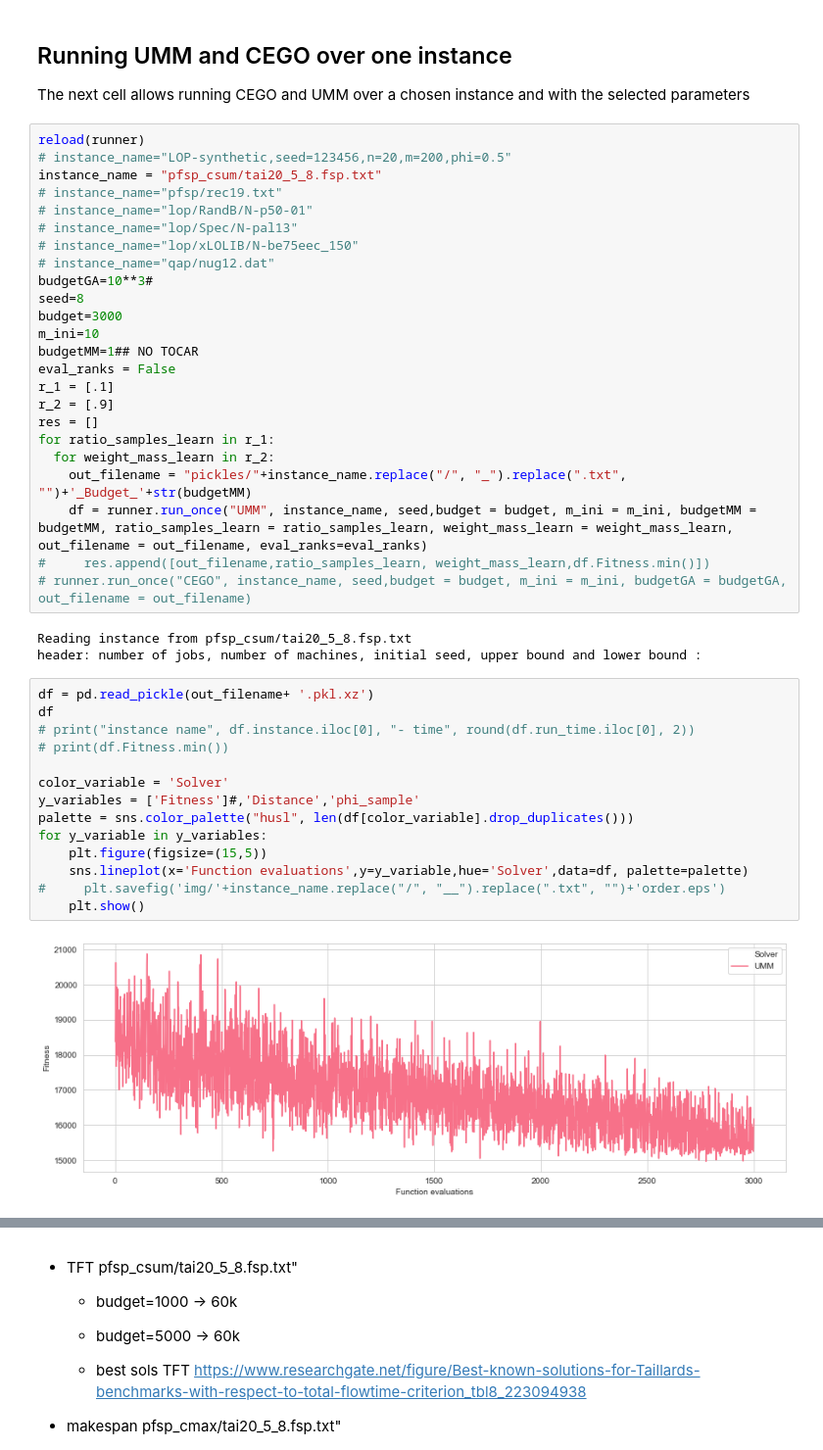
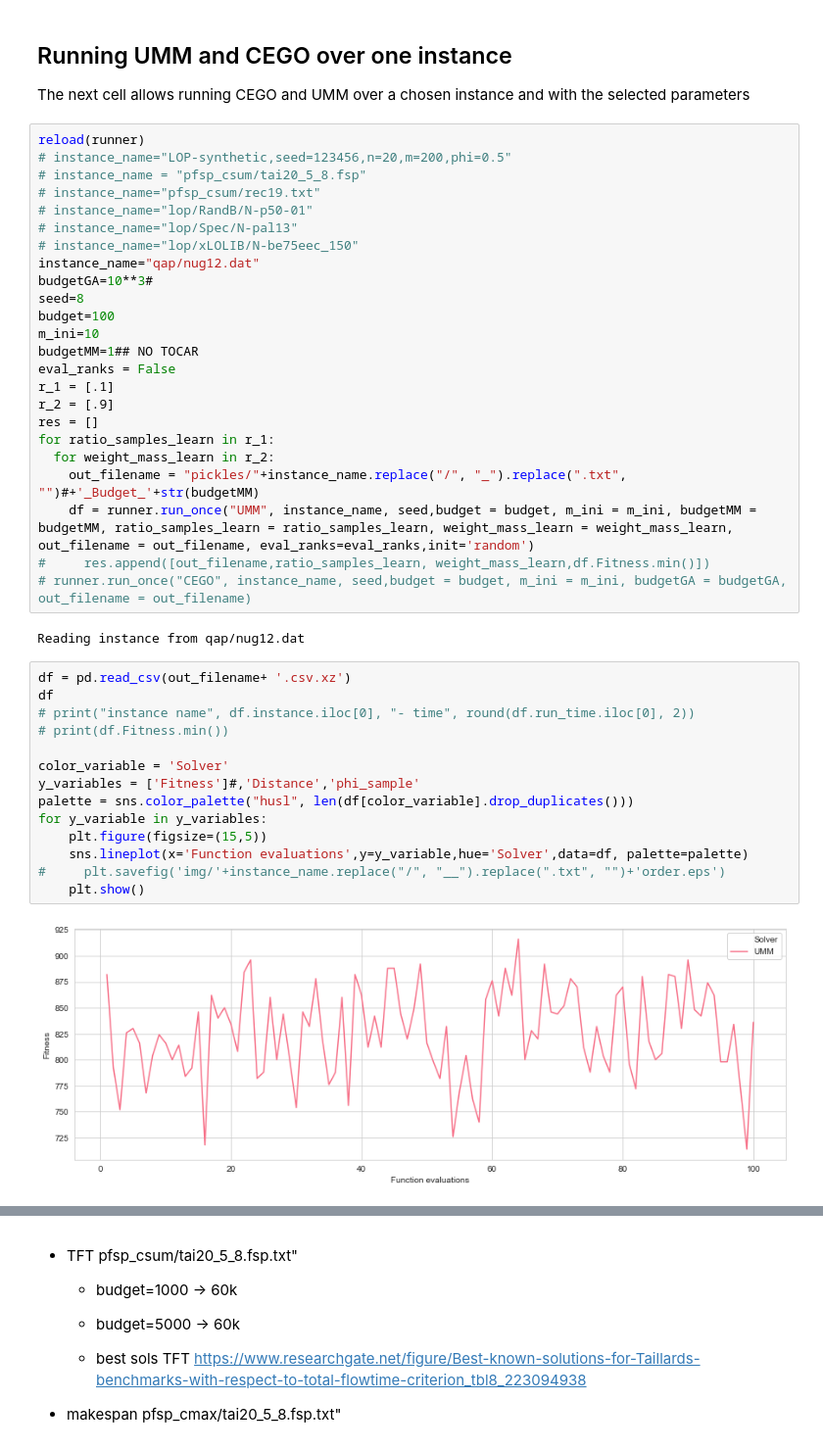
Before and after one commit to ekhiru/BB_optim, a Jupyter notebook: run_one_instance.ipynb, the cells around one changed output, grey strips where cells are left out. Shown at 98% size. Drawn from its saved outputs; the diff is of its cells as text.

```diff
--- a/run_one_instance.ipynb
+++ b/run_one_instance.ipynb
@@ -30,15 +30,15 @@ The next cell allows running CEGO and UMM over a chosen instance and with the se
 # %%
 reload(runner)
 # instance_name="LOP-synthetic,seed=123456,n=20,m=200,phi=0.5"
-instance_name = "pfsp_csum/tai20_5_8.fsp.txt"
-# instance_name="pfsp/rec19.txt"
+# instance_name = "pfsp_csum/tai20_5_8.fsp"
+# instance_name="pfsp_csum/rec19.txt"
 # instance_name="lop/RandB/N-p50-01"
 # instance_name="lop/Spec/N-pal13"
 # instance_name="lop/xLOLIB/N-be75eec_150"
-# instance_name="qap/nug12.dat"
+instance_name="qap/nug12.dat"
 budgetGA=10**3#
 seed=8
-budget=3000
+budget=100
 m_ini=10
 budgetMM=1## NO TOCAR
 eval_ranks = False
@@ -47,26 +47,25 @@ r_2 = [.9]
 res = []
 for ratio_samples_learn in r_1:
   for weight_mass_learn in r_2:
-    out_filename = "pickles/"+instance_name.replace("/", "_").replace(".txt", "")+'_Budget_'+str(budgetMM)
-    df = runner.run_once("UMM", instance_name, seed,budget = budget, m_ini = m_ini, budgetMM = budgetMM, ratio_samples_learn = ratio_samples_learn, weight_mass_learn = weight_mass_learn, out_filename = out_filename, eval_ranks=eval_ranks)
+    out_filename = "pickles/"+instance_name.replace("/", "_").replace(".txt", "")#+'_Budget_'+str(budgetMM)
+    df = runner.run_once("UMM", instance_name, seed,budget = budget, m_ini = m_ini, budgetMM = budgetMM, ratio_samples_learn = ratio_samples_learn, weight_mass_learn = weight_mass_learn, out_filename = out_filename, eval_ranks=eval_ranks,init='random')
 #     res.append([out_filename,ratio_samples_learn, weight_mass_learn,df.Fitness.min()])
 # runner.run_once("CEGO", instance_name, seed,budget = budget, m_ini = m_ini, budgetGA = budgetGA, out_filename = out_filename)
 # %% [output]
-Reading instance from pfsp_csum/tai20_5_8.fsp.txt
-header: number of jobs, number of machines, initial seed, upper bound and lower bound :
+Reading instance from qap/nug12.dat
 # %%
-df = pd.read_pickle(out_filename+ '.pkl.xz')
+df = pd.read_csv(out_filename+ '.csv.xz')
 df
 # print("instance name", df.instance.iloc[0], "- time", round(df.run_time.iloc[0], 2))
 # print(df.Fitness.min())
 
 color_variable = 'Solver'
 y_variables = ['Fitness']#,'Distance','phi_sample'
 palette = sns.color_palette("husl", len(df[color_variable].drop_duplicates()))
 for y_variable in y_variables:
     plt.figure(figsize=(15,5))
     sns.lineplot(x='Function evaluations',y=y_variable,hue='Solver',data=df, palette=palette)
 #     plt.savefig('img/'+instance_name.replace("/", "__").replace(".txt", "")+'order.eps')
     plt.show()
 # %% [output]
-[figure, old version]
+[figure, new version]
```
Also changed, not shown: parts of 9 cells of this notebook, 4 other files.
